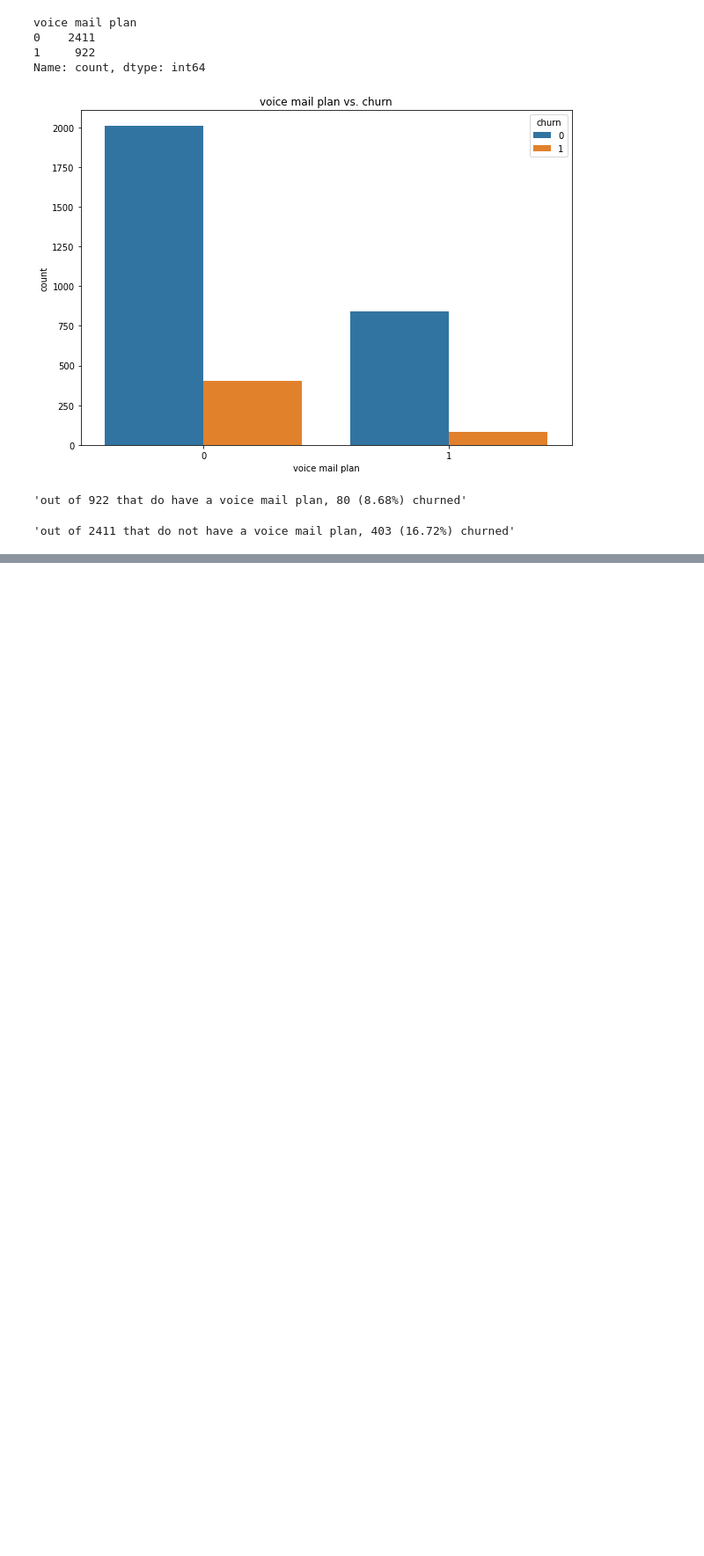
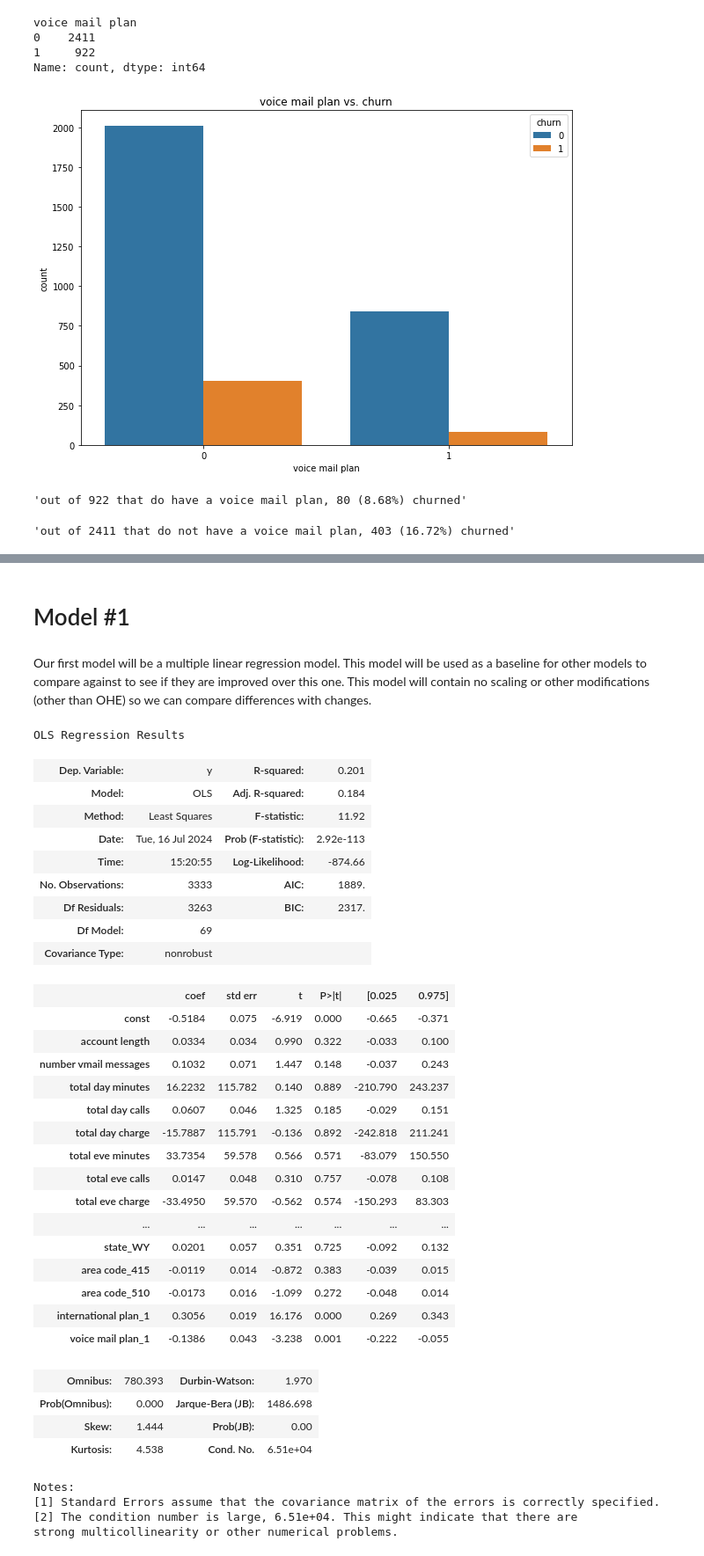
Before and after one commit to Djohnson1313/Predicting_customer_churn, a Jupyter notebook: predicting_customer_churn.ipynb, the cells around one changed output, grey strips where cells are left out. Shown: that part at 88% size. Saved outputs shown, nothing was run; the diff lists cells and outputs as text; code cells hidden in the pictures; blank space fills up the shorter version.

Commit message:
model 1 building

```diff
--- a/predicting_customer_churn.ipynb
+++ b/predicting_customer_churn.ipynb
@@ -327,0 +444,2 @@ voice_percent(df, 0)
+# %%
+ohe_df = pd.get_dummies(df, columns = categorical_data, drop_first = True, dtype = int)
@@ -327,0 +477,5 @@ voice_percent(df, 0)
+# %%
+y = ohe_df['churn']
+y = list(y)
+x = ohe_df.drop('churn', axis = 1)
+x_train, x_test, y_train, y_test = train_test_split(x, y, random_state = 13)
@@ -327,0 +502,44 @@ voice_percent(df, 0)
+# %% [markdown]
+# Model #1
+# %% [markdown]
+Our first model will be a multiple linear regression model. This model will be used as a baseline for other models to compare against to see if they are improved over this one. This model will contain no scaling or other modifications (other than OHE)
+so we can compare differences with changes.
+# %%
+baseline_model = sm.OLS(y, sm.add_constant(x))
+baseline_results = baseline_model.fit()
+baseline_results.summary()
+# %% [output]
+OLS Regression Results
+| Dep. Variable: | y | R-squared: | 0.201 |
+| Model: | OLS | Adj. R-squared: | 0.184 |
+| Method: | Least Squares | F-statistic: | 11.92 |
+| Date: | Tue, 16 Jul 2024 | Prob (F-statistic): | 2.92e-113 |
+| Time: | 15:20:55 | Log-Likelihood: | -874.66 |
+| No. Observations: | 3333 | AIC: | 1889. |
+| Df Residuals: | 3263 | BIC: | 2317. |
+| Df Model: | 69 |  |  |
+| Covariance Type: | nonrobust |  |  |
+|  | coef | std err | t | P>|t| | [0.025 | 0.975] |
+| const | -0.5184 | 0.075 | -6.919 | 0.000 | -0.665 | -0.371 |
+| account length | 0.0334 | 0.034 | 0.990 | 0.322 | -0.033 | 0.100 |
+| number vmail messages | 0.1032 | 0.071 | 1.447 | 0.148 | -0.037 | 0.243 |
+| total day minutes | 16.2232 | 115.782 | 0.140 | 0.889 | -210.790 | 243.237 |
+| total day calls | 0.0607 | 0.046 | 1.325 | 0.185 | -0.029 | 0.151 |
+| total day charge | -15.7887 | 115.791 | -0.136 | 0.892 | -242.818 | 211.241 |
+| total eve minutes | 33.7354 | 59.578 | 0.566 | 0.571 | -83.079 | 150.550 |
+| total eve calls | 0.0147 | 0.048 | 0.310 | 0.757 | -0.078 | 0.108 |
+| total eve charge | -33.4950 | 59.570 | -0.562 | 0.574 | -150.293 | 83.303 |
+| ... | ... | ... | ... | ... | ... | ... |
+| state_WY | 0.0201 | 0.057 | 0.351 | 0.725 | -0.092 | 0.132 |
+| area code_415 | -0.0119 | 0.014 | -0.872 | 0.383 | -0.039 | 0.015 |
+| area code_510 | -0.0173 | 0.016 | -1.099 | 0.272 | -0.048 | 0.014 |
+| international plan_1 | 0.3056 | 0.019 | 16.176 | 0.000 | 0.269 | 0.343 |
+| voice mail plan_1 | -0.1386 | 0.043 | -3.238 | 0.001 | -0.222 | -0.055 |
+| Omnibus: | 780.393 | Durbin-Watson: | 1.970 |
+| Prob(Omnibus): | 0.000 | Jarque-Bera (JB): | 1486.698 |
+| Skew: | 1.444 | Prob(JB): | 0.00 |
+| Kurtosis: | 4.538 | Cond. No. | 6.51e+04 |
+Notes:
+[1] Standard Errors assume that the covariance matrix of the errors is correctly specified.
+[2] The condition number is large, 6.51e+04. This might indicate that there are
+strong multicollinearity or other numerical problems.
```
Also changed, not shown: parts of 33 cells of this notebook.
